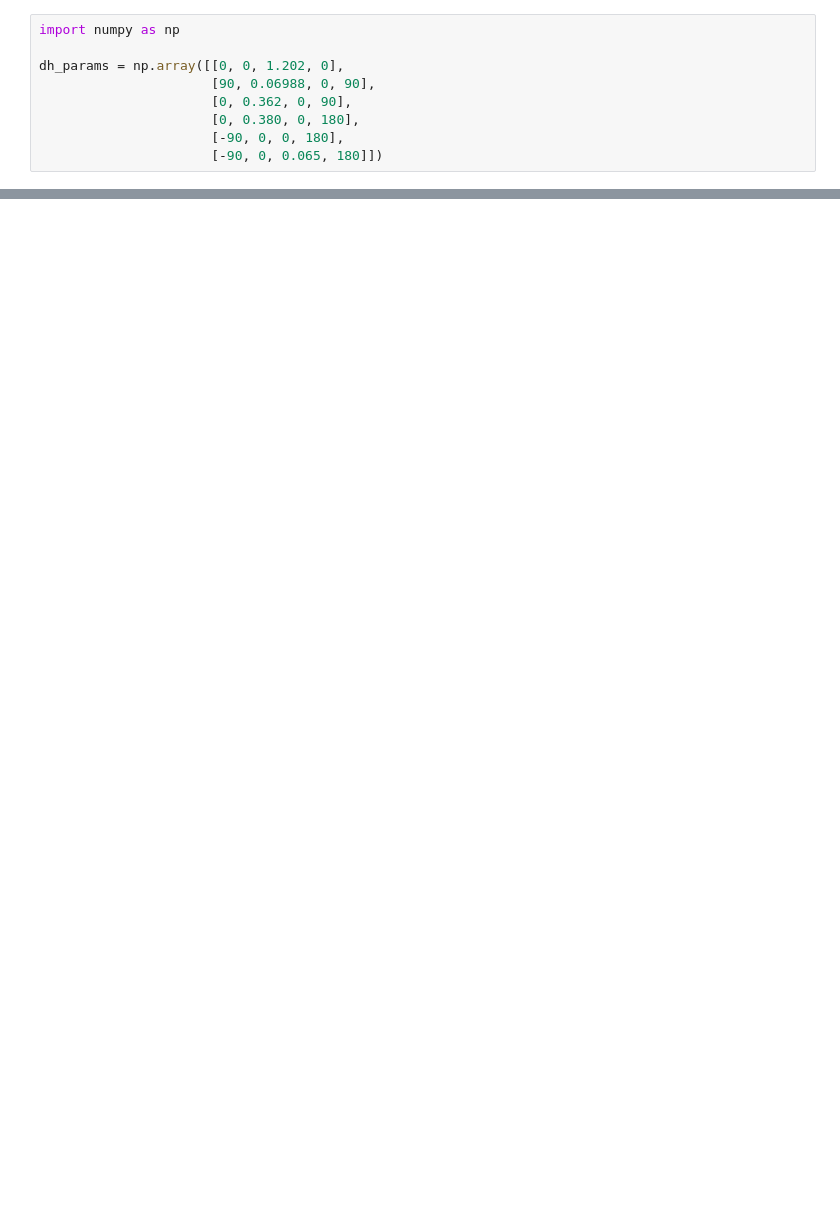
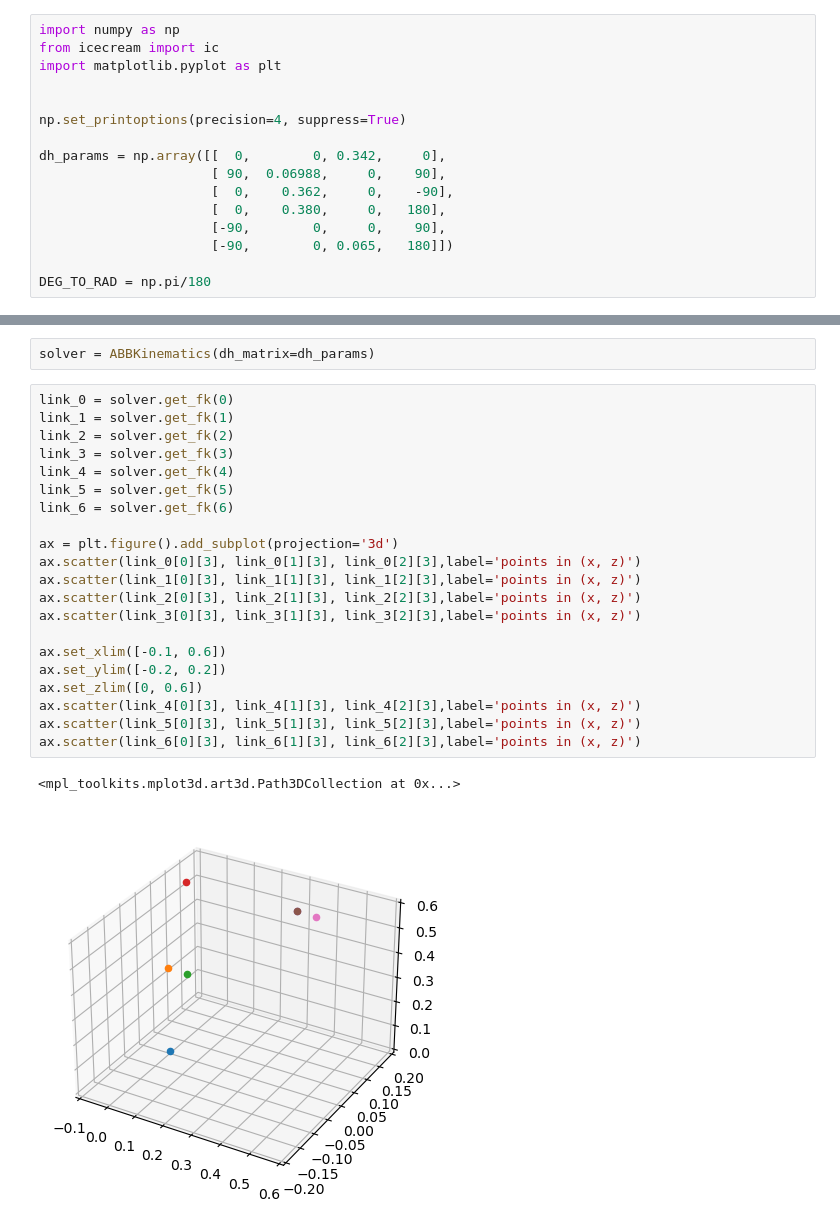
Before and after one commit to AndresMunoz223/rbi_2025, a Jupyter notebook: abb/abb_ws/src/abb_ik_solver/abb_ik_solver/solver_tests.ipynb, the cells around one changed output, grey strips where cells are left out. Cells and saved outputs as stored; diff of their text form; blank space fills up the shorter version.

```diff
--- a/abb/abb_ws/src/abb_ik_solver/abb_ik_solver/solver_tests.ipynb
+++ b/abb/abb_ws/src/abb_ik_solver/abb_ik_solver/solver_tests.ipynb
@@ -1,12 +1,19 @@
 # %%
 import numpy as np
+from icecream import ic
+import matplotlib.pyplot as plt
 
-dh_params = np.array([[0, 0, 1.202, 0],
-                      [90, 0.06988, 0, 90],
-                      [0, 0.362, 0, 90],
-                      [0, 0.380, 0, 180],
-                      [-90, 0, 0, 180],
-                      [-90, 0, 0.065, 180]])
+
+np.set_printoptions(precision=4, suppress=True)
+
+dh_params = np.array([[  0,        0, 0.342,     0],
+                      [ 90,  0.06988,     0,    90],
+                      [  0,    0.362,     0,    -90],
+                      [  0,    0.380,     0,   180],
+                      [-90,        0,     0,    90],
+                      [-90,        0, 0.065,   180]])
+
+DEG_TO_RAD = np.pi/180
 # %%
 dh_params
 # %% [output]
@@ -30,0 +71,26 @@ R_0_1_alph = np.array([[1, 0, 0, 0],
+# %%
+solver = ABBKinematics(dh_matrix=dh_params)
+# %%
+link_0 = solver.get_fk(0)
+link_1 = solver.get_fk(1)
+link_2 = solver.get_fk(2)
+link_3 = solver.get_fk(3)
+link_4 = solver.get_fk(4)
+link_5 = solver.get_fk(5)
+link_6 = solver.get_fk(6)
+
+ax = plt.figure().add_subplot(projection='3d')
+ax.scatter(link_0[0][3], link_0[1][3], link_0[2][3],label='points in (x, z)')
+ax.scatter(link_1[0][3], link_1[1][3], link_1[2][3],label='points in (x, z)')
+ax.scatter(link_2[0][3], link_2[1][3], link_2[2][3],label='points in (x, z)')
+ax.scatter(link_3[0][3], link_3[1][3], link_3[2][3],label='points in (x, z)')
+
+ax.set_xlim([-0.1, 0.6])
+ax.set_ylim([-0.2, 0.2])
+ax.set_zlim([0, 0.6])
+ax.scatter(link_4[0][3], link_4[1][3], link_4[2][3],label='points in (x, z)')
+ax.scatter(link_5[0][3], link_5[1][3], link_5[2][3],label='points in (x, z)')
+ax.scatter(link_6[0][3], link_6[1][3], link_6[2][3],label='points in (x, z)')
+# %% [output]
+<mpl_toolkits.mplot3d.art3d.Path3DCollection at 0x...>
+[figure, added]
```
Also changed, not shown: parts of 2 cells of this notebook, 2 other files.
